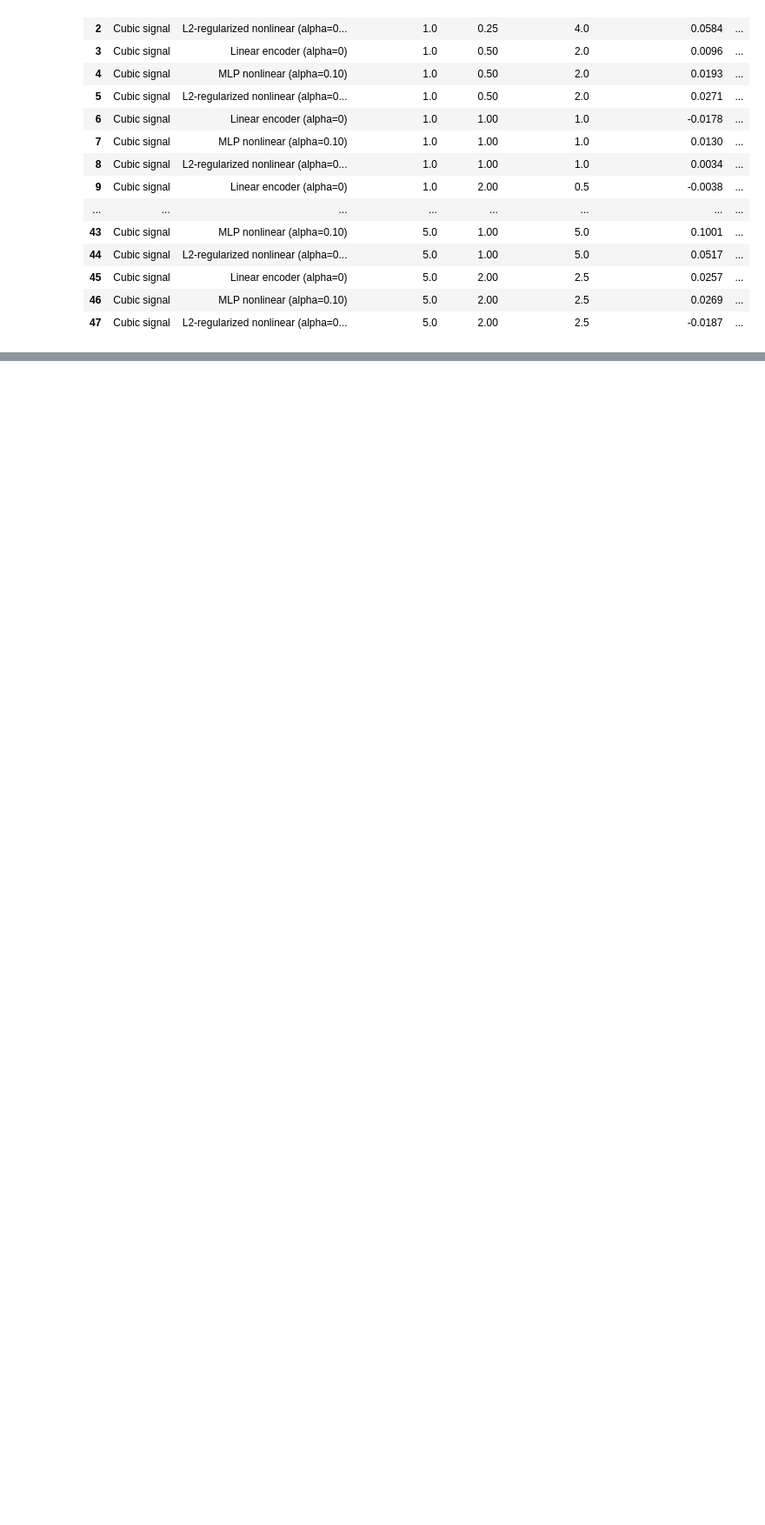
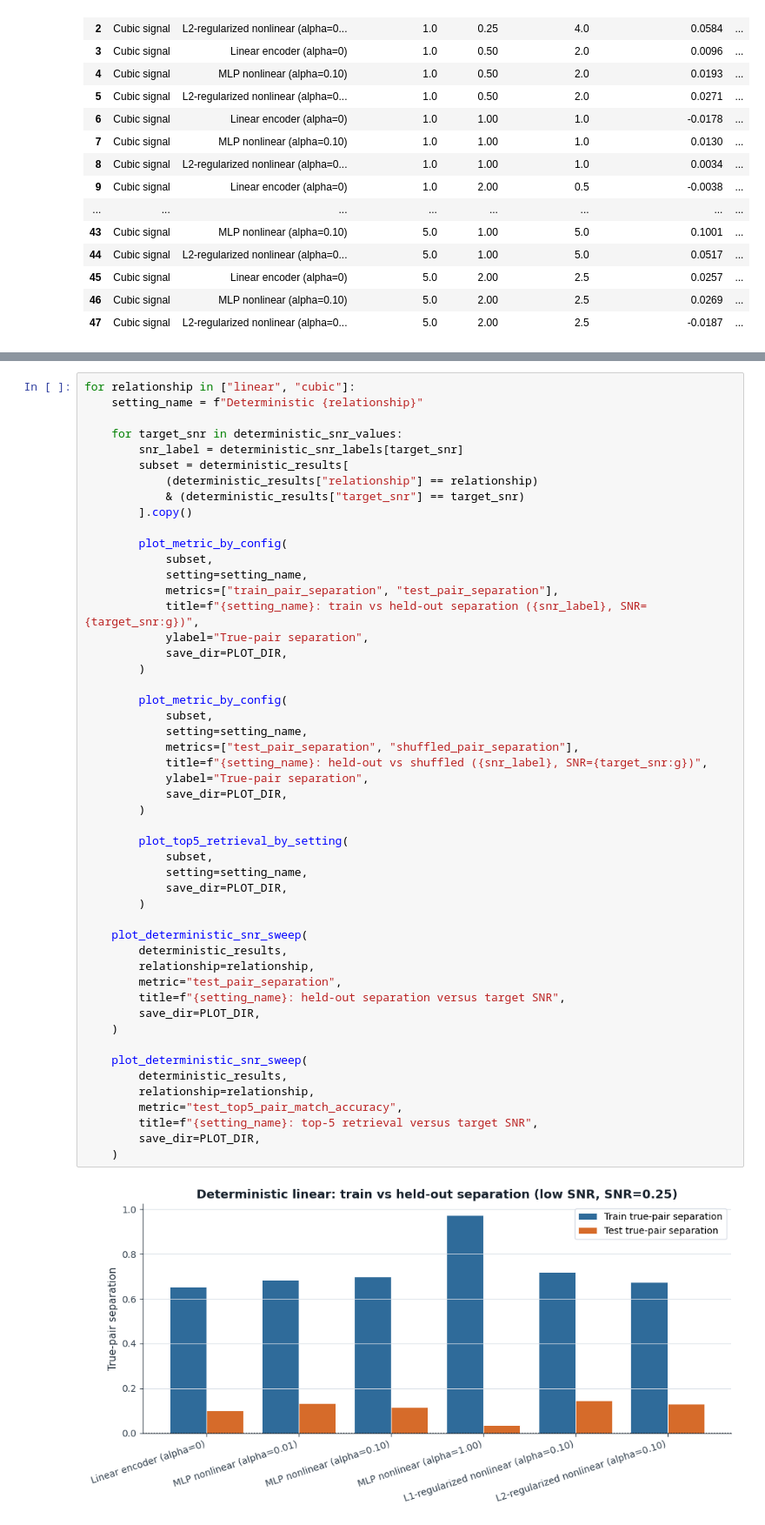
Before and after one commit to b-4her/utssrp-cca-contrastive-encoders, a Jupyter notebook: experiments/contrastive-residual-encoder/encoder-comparison.ipynb, the cells around one changed output, grey strips where cells are left out. Shown at 87% size. Drawn from its saved outputs; the diff is of its cells as text; blank space fills up the shorter version.

```diff
--- a/experiments/contrastive-residual-encoder/encoder-comparison.ipynb
+++ b/experiments/contrastive-residual-encoder/encoder-comparison.ipynb
@@ -766,0 +697,52 @@ for relationship in ["linear", "cubic"]:
+# %%
+for relationship in ["linear", "cubic"]:
+    setting_name = f"Deterministic {relationship}"
+
+    for target_snr in deterministic_snr_values:
+        snr_label = deterministic_snr_labels[target_snr]
+        subset = deterministic_results[
+            (deterministic_results["relationship"] == relationship)
+            & (deterministic_results["target_snr"] == target_snr)
+        ].copy()
+
+        plot_metric_by_config(
+            subset,
+            setting=setting_name,
+            metrics=["train_pair_separation", "test_pair_separation"],
+            title=f"{setting_name}: train vs held-out separation ({snr_label}, SNR={target_snr:g})",
+            ylabel="True-pair separation",
+            save_dir=PLOT_DIR,
+        )
+
+        plot_metric_by_config(
+            subset,
+            setting=setting_name,
+            metrics=["test_pair_separation", "shuffled_pair_separation"],
+            title=f"{setting_name}: held-out vs shuffled ({snr_label}, SNR={target_snr:g})",
+            ylabel="True-pair separation",
+            save_dir=PLOT_DIR,
+        )
+
+        plot_top5_retrieval_by_setting(
+            subset,
+            setting=setting_name,
+            save_dir=PLOT_DIR,
+        )
+
+    plot_deterministic_snr_sweep(
+        deterministic_results,
+        relationship=relationship,
+        metric="test_pair_separation",
+        title=f"{setting_name}: held-out separation versus target SNR",
+        save_dir=PLOT_DIR,
+    )
+
+    plot_deterministic_snr_sweep(
+        deterministic_results,
+        relationship=relationship,
+        metric="test_top5_pair_match_accuracy",
+        title=f"{setting_name}: top-5 retrieval versus target SNR",
+        save_dir=PLOT_DIR,
+    )
+# %% [output]
+[figure, added]
```
Also changed, not shown: parts of 12 cells of this notebook, 36 other files.
